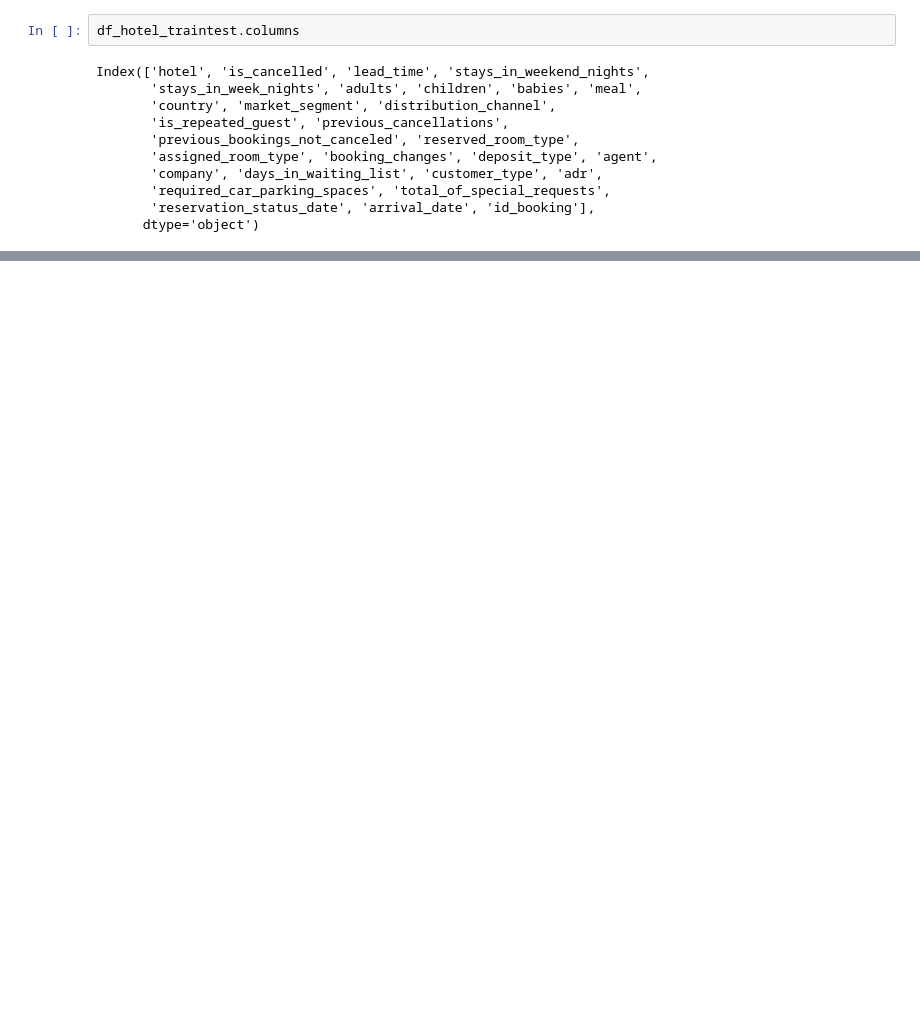
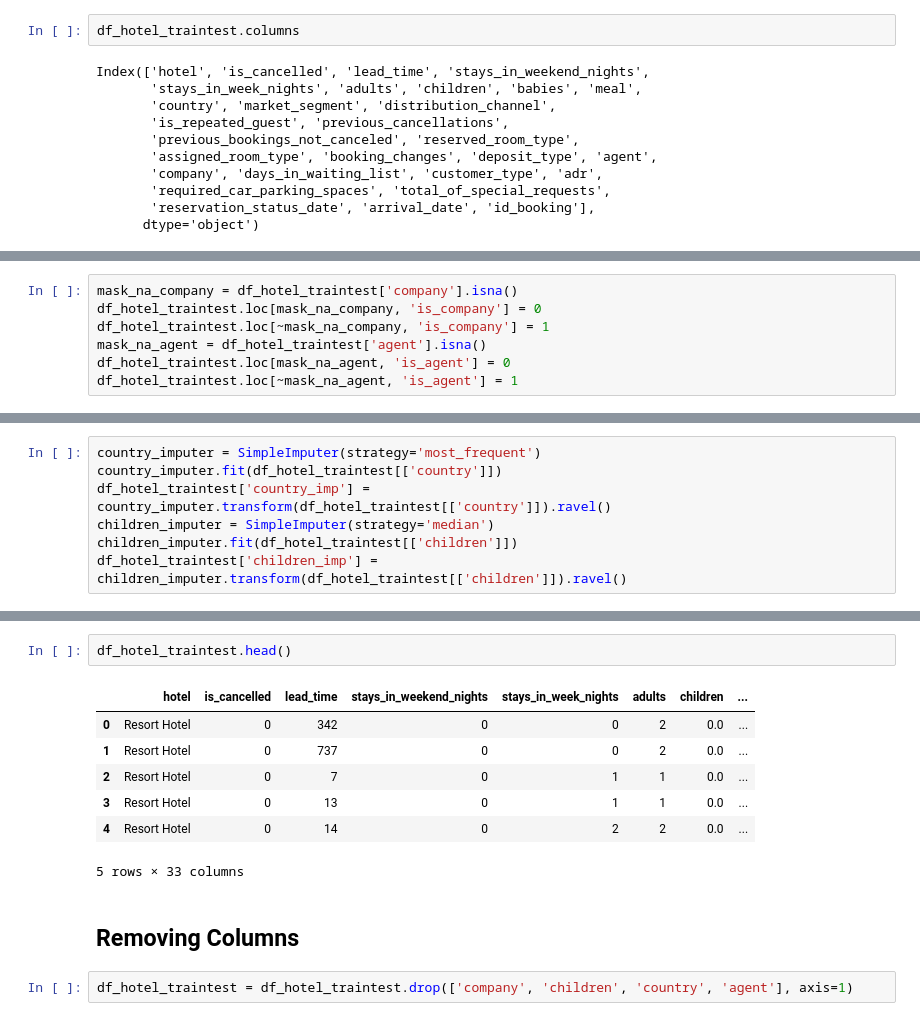
Before and after one commit to alexaiung/ironhack_miniproj04_hotel, a Jupyter notebook: hotels.ipynb, the cells around one changed output, grey strips where cells are left out. Saved outputs shown, nothing was run; the diff lists cells and outputs as text; blank space fills up the shorter version.

```diff
--- a/hotels.ipynb
+++ b/hotels.ipynb
@@ -27,0 +92,7 @@ LogisticRegression()
+# %%
+mask_na_company = df_hotel_traintest['company'].isna()
+df_hotel_traintest.loc[mask_na_company, 'is_company'] = 0
+df_hotel_traintest.loc[~mask_na_company, 'is_company'] = 1
+mask_na_agent = df_hotel_traintest['agent'].isna()
+df_hotel_traintest.loc[mask_na_agent, 'is_agent'] = 0
+df_hotel_traintest.loc[~mask_na_agent, 'is_agent'] = 1
@@ -27,0 +101,7 @@ LogisticRegression()
+# %%
+country_imputer = SimpleImputer(strategy='most_frequent')
+country_imputer.fit(df_hotel_traintest[['country']])
+df_hotel_traintest['country_imp'] = country_imputer.transform(df_hotel_traintest[['country']]).ravel()
+children_imputer = SimpleImputer(strategy='median')
+children_imputer.fit(df_hotel_traintest[['children']])
+df_hotel_traintest['children_imp'] = children_imputer.transform(df_hotel_traintest[['children']]).ravel()
@@ -27,0 +128,14 @@ LogisticRegression()
+# %%
+df_hotel_traintest.head()
+# %% [output]
+|  | hotel | is_cancelled | lead_time | stays_in_weekend_nights | stays_in_week_nights | adults | children | ... |
+| 0 | Resort Hotel | 0 | 342 | 0 | 0 | 2 | 0.0 | ... |
+| 1 | Resort Hotel | 0 | 737 | 0 | 0 | 2 | 0.0 | ... |
+| 2 | Resort Hotel | 0 | 7 | 0 | 1 | 1 | 0.0 | ... |
+| 3 | Resort Hotel | 0 | 13 | 0 | 1 | 1 | 0.0 | ... |
+| 4 | Resort Hotel | 0 | 14 | 0 | 2 | 2 | 0.0 | ... |
+5 rows × 33 columns
+# %% [markdown]
+## Removing Columns
+# %%
+df_hotel_traintest = df_hotel_traintest.drop(['company', 'children', 'country', 'agent'], axis=1)
```
Also changed, not shown: parts of 44 cells of this notebook.
